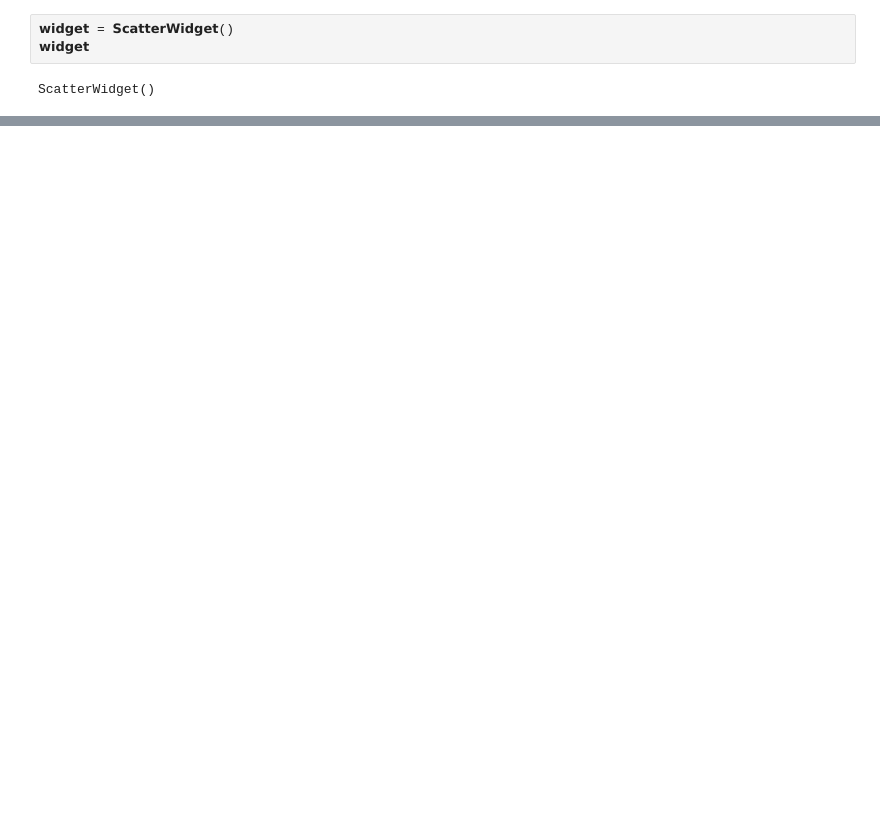
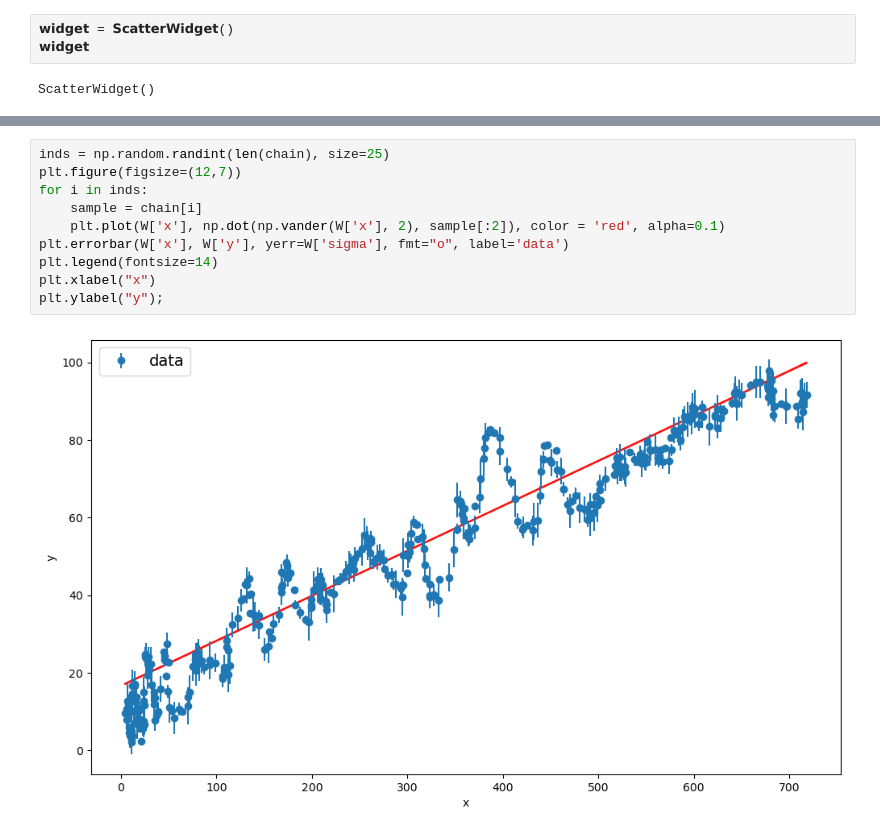
Before and after one commit to hol1m4n/PhysAstroNotes, a Jupyter notebook: Tools/MCMC AstroJournal 2025.ipynb, the cells around one changed output, grey strips where cells are left out. Drawn from its saved outputs; the diff is of its cells as text; blank space fills up the shorter version.

```diff
--- a/Tools/MCMC AstroJournal 2025.ipynb
+++ b/Tools/MCMC AstroJournal 2025.ipynb
@@ -273,0 +105,12 @@ def model(theta,age=age):
+# %%
+inds = np.random.randint(len(chain), size=25)
+plt.figure(figsize=(12,7))
+for i in inds:
+    sample = chain[i]
+    plt.plot(W['x'], np.dot(np.vander(W['x'], 2), sample[:2]), color = 'red', alpha=0.1)
+plt.errorbar(W['x'], W['y'], yerr=W['sigma'], fmt="o", label='data')
+plt.legend(fontsize=14)
+plt.xlabel("x")
+plt.ylabel("y");
+# %% [output]
+[figure, added]
```
Also changed, not shown: parts of 53 cells of this notebook, 1 other file.
